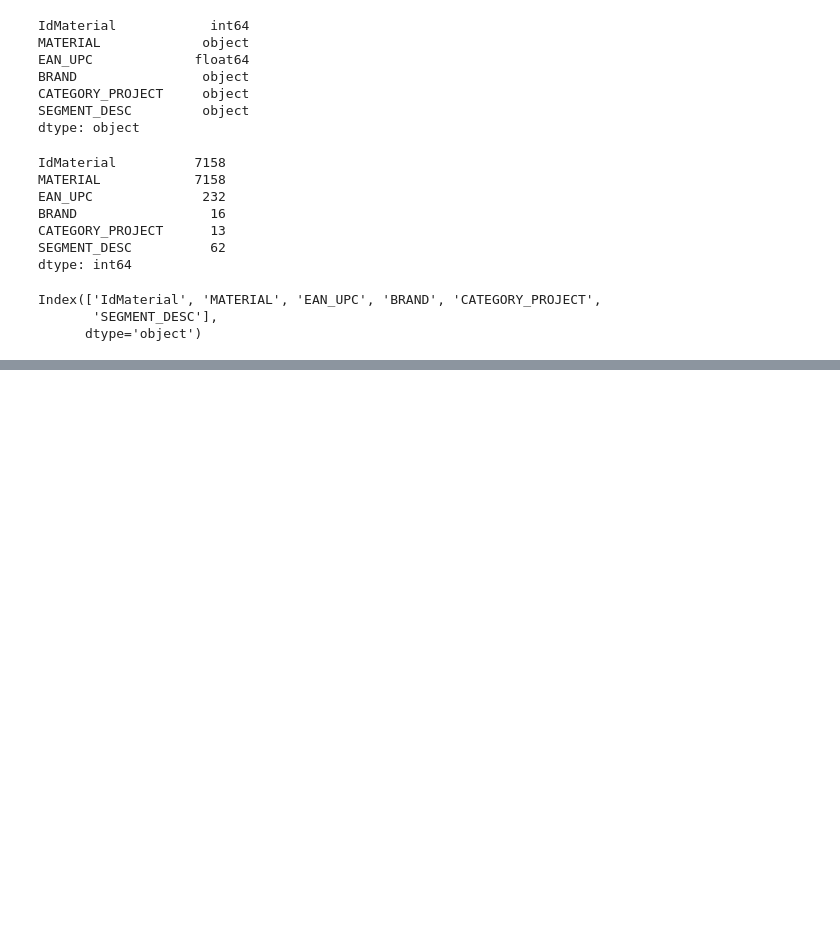
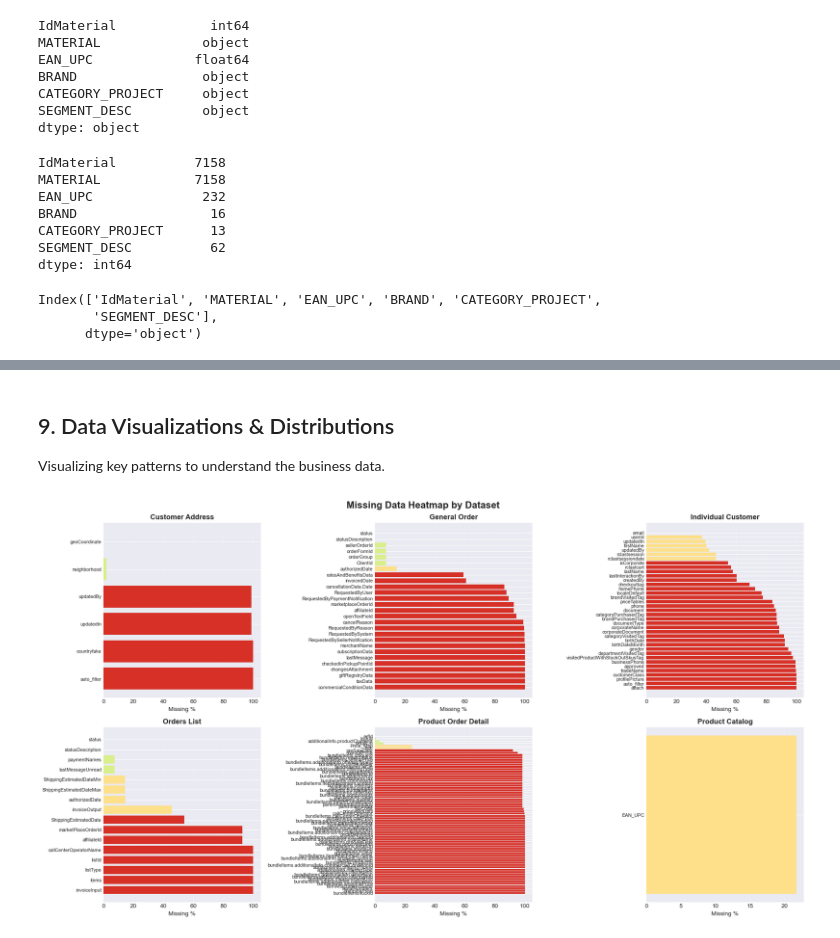
Before and after one commit to diegoferra5/-whirlpool-supply-analytics, a Jupyter notebook: notebooks/DEA.ipynb, the cells around one changed output, grey strips where cells are left out. Drawn from its saved outputs; the diff is of its cells as text; code cells hidden in the pictures; blank space fills up the shorter version.

```diff
--- a/notebooks/DEA.ipynb
+++ b/notebooks/DEA.ipynb
@@ -707,0 +808,18 @@ Index(['IdMaterial', 'MATERIAL', 'EAN_UPC', 'BRAND', 'CATEGORY_PROJECT',
+# %%
+# Identify date columns across all datasets
+print("="*80)
+print("DATE COLUMNS IDENTIFICATION")
+print("="*80)
+
+for name, df in datasets.items():
+    print(f"\n{name}:")
+    date_cols = []
+    for col in df.columns:
+        if 'date' in col.lower() or 'time' in col.lower() or 'created' in col.lower() or 'updated' in col.lower():
+            date_cols.append(col)
+            print(f"  - {col}: {df[col].dtype}")
+            if df[col].dtype == 'object':
+                print(f"    Sample values: {df[col].dropna().head(3).tolist()}")
+
+    if not date_cols:
+        print("  No obvious date columns found")
@@ -707,0 +927,39 @@ Index(['IdMaterial', 'MATERIAL', 'EAN_UPC', 'BRAND', 'CATEGORY_PROJECT',
+# %% [markdown]
+## 9. Data Visualizations & Distributions
+
+Visualizing key patterns to understand the business data.
+# %%
+# Missing data heatmap for each dataset
+fig, axes = plt.subplots(2, 3, figsize=(18, 10))
+fig.suptitle('Missing Data Heatmap by Dataset', fontsize=16, fontweight='bold')
+axes = axes.flatten()
+
+for idx, (name, df) in enumerate(datasets.items()):
+    # Calculate missing percentage for each column
+    missing_pct = (df.isnull().sum() / len(df) * 100).sort_values(ascending=False)
+
+    if missing_pct.sum() > 0:
+        # Create heatmap for columns with missing data
+        missing_cols = missing_pct[missing_pct > 0]
+        if len(missing_cols) > 0:
+            ax = axes[idx]
+            colors = ['#d73027' if x > 50 else '#fee08b' if x > 10 else '#d9ef8b' for x in missing_cols.values]
+            ax.barh(range(len(missing_cols)), missing_cols.values, color=colors)
+            ax.set_yticks(range(len(missing_cols)))
+            ax.set_yticklabels(missing_cols.index, fontsize=8)
+            ax.set_xlabel('Missing %')
+            ax.set_title(name, fontweight='bold')
+            ax.grid(axis='x', alpha=0.3)
+        else:
+            axes[idx].text(0.5, 0.5, 'No Missing Data', ha='center', va='center', fontsize=12)
+            axes[idx].set_title(name, fontweight='bold')
+            axes[idx].axis('off')
+    else:
+        axes[idx].text(0.5, 0.5, 'No Missing Data', ha='center', va='center', fontsize=12)
+        axes[idx].set_title(name, fontweight='bold')
+        axes[idx].axis('off')
+
+plt.tight_layout()
+plt.show()
+# %% [output]
+[figure, added]
```
Also changed, not shown: parts of 24 cells of this notebook, 3 other files.
